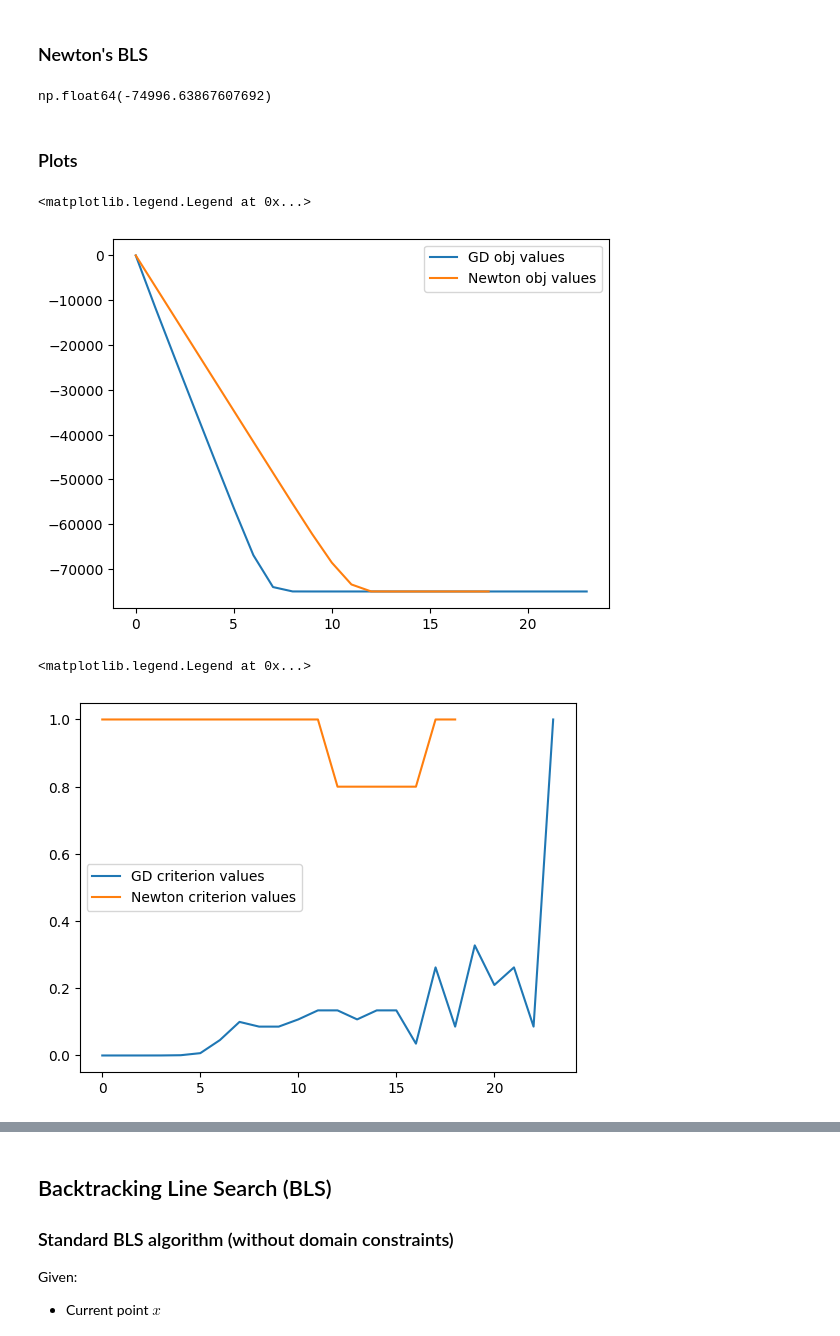
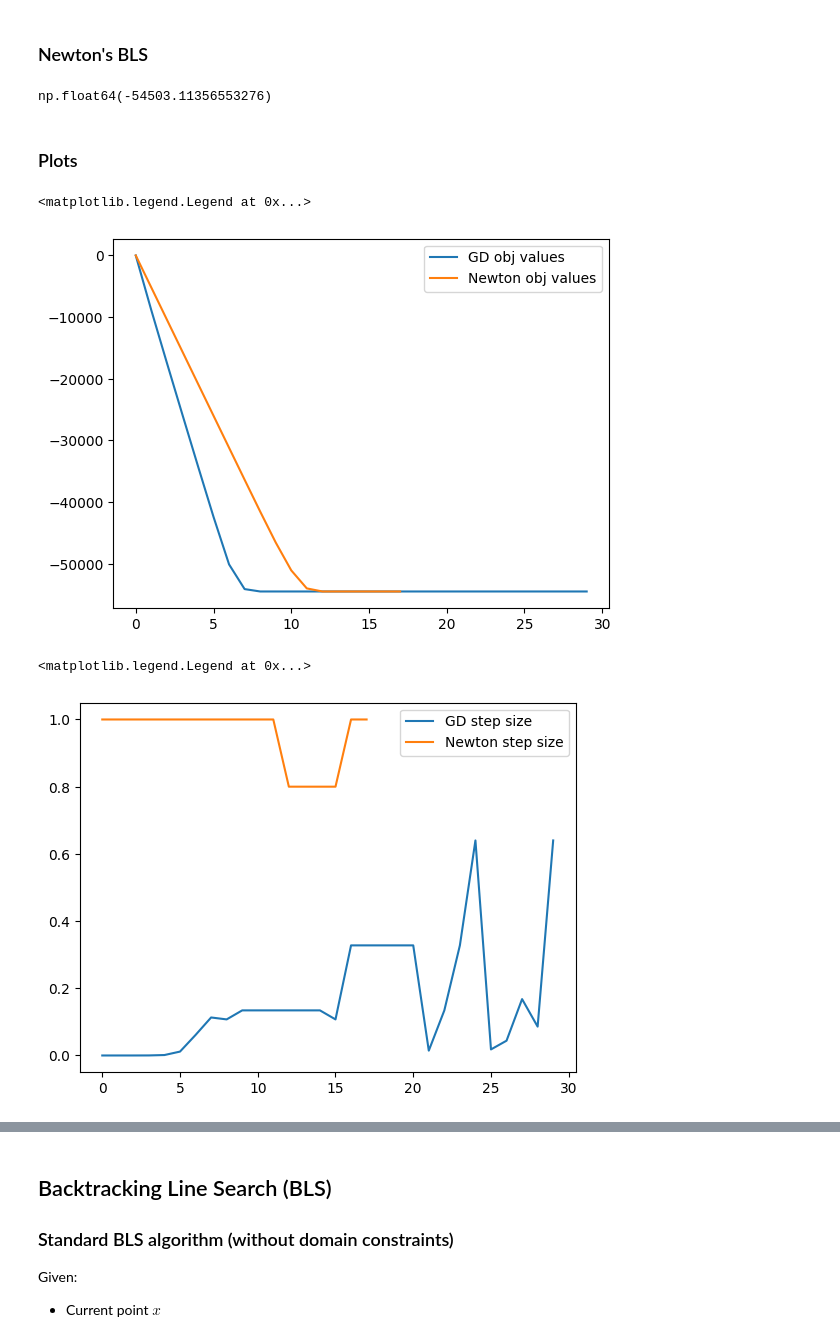
Before and after one commit to mateuszwyszynski/ConvexOptimization2026, a Jupyter notebook: hw-4/Convex_Optimization_Homework_4.ipynb, the cells around one changed output, grey strips where cells are left out. Drawn from its saved outputs; the diff is of its cells as text; code cells hidden in the pictures.

Commit message:
feat: compute hessian more efficiently, fix legend, change the dimensionality of the problem and add random seeding

```diff
--- a/hw-4/Convex_Optimization_Homework_4.ipynb
+++ b/hw-4/Convex_Optimization_Homework_4.ipynb
@@ -82,8 +82,10 @@ import cvxpy as cp
 # %% [markdown]
 ## Custom implementation
 # %%
-m = 10000
-n = 9000
+m = 7500
+n = 7400
+
+np.random.seed(0)
 
 A = np.random.rand(m, n)
 x0 = np.zeros(n)
@@ -100,8 +102,8 @@ class ObjectiveFunction:
 
     def hessian(self, x):
         d = 1 / (np.ones(self.A.shape[0]) - self.A @ x)
-        D = np.diag(d**2)
-        first_term = self.A.T @ D @ self.A
+        # self.A.T @ D @ self.A with D = np.diag(d**2) but in a more efficient way
+        first_term = self.A.T @ (d[:, None]**2 * self.A)
         second_term = np.diag(2 * (1 + np.square(x)) / (np.ones(self.A.shape[1]) - np.square(x))**2)
         return first_term + second_term
 # %%
@@ -233,7 +235,7 @@ x_sol_newton, s_crs_newton, fun_vs_newton, step_sizes_newton = newton_bls(object
 # %%
 objective_function(x_sol_newton)
 # %% [output]
-np.float64(-74996.63867607692)
+np.float64(-54503.11356553276)
 # %% [markdown]
 ### Plots
 # %%
@@ -250,17 +252,17 @@ ax.plot(steps_newton, fun_vs_newton, label='Newton obj values')
 ax.legend()
 # %% [output]
 <matplotlib.legend.Legend at 0x...>
-[figure, old version]
+[figure, new version]
 # %%
 fig, ax = plt.subplots()
 
-ax.plot(steps_gd, step_sizes_gd, label='GD criterion values')
-ax.plot(steps_newton, step_sizes_newton, label='Newton criterion values')
+ax.plot(steps_gd, step_sizes_gd, label='GD step size')
+ax.plot(steps_newton, step_sizes_newton, label='Newton step size')
 
 ax.legend()
 # %% [output]
 <matplotlib.legend.Legend at 0x...>
-[figure, old version]
+[figure, new version]
 # %%
 fig, ax = plt.subplots()
 
```
Also changed, not shown: parts of 3 cells of this notebook.
